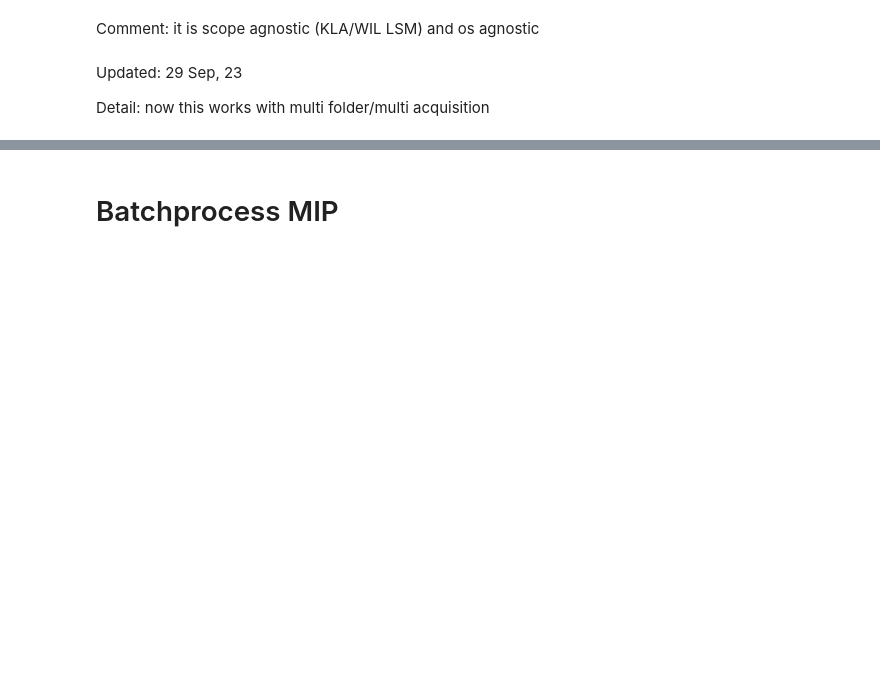
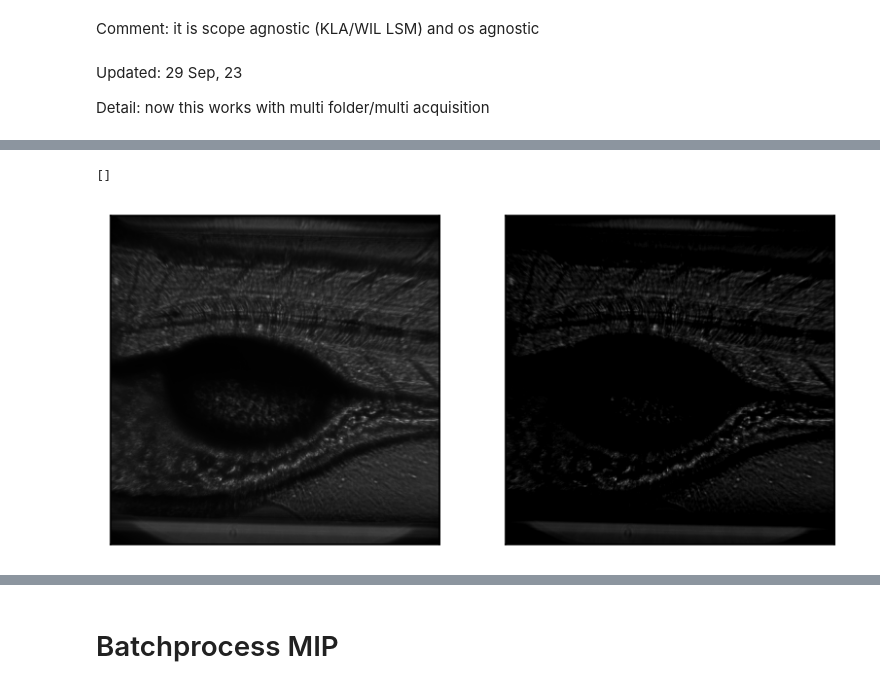
Before and after one commit to pamitabh/batch-processing, a Jupyter notebook: archive/visualize LSM img stacks in 2D.ipynb, the cells around one changed output, grey strips where cells are left out. Cells and saved outputs as stored; diff of their text form; code cells hidden in the pictures; blank space fills up the shorter version.

```diff
--- a/archive/visualize LSM img stacks in 2D.ipynb
+++ b/archive/visualize LSM img stacks in 2D.ipynb
@@ -28,0 +60,11 @@ import re
+# %%
+fig, ax = plt.subplots(1, 2, dpi=150)
+ax[0].imshow(img, cmap='gray')
+ax[0].set_xticks([])
+ax[0].set_yticks([])
+ax[1].imshow(img_bg_sub, cmap='gray')
+ax[1].set_xticks([])
+ax[1].set_yticks([])
+# %% [output]
+[]
+[figure, added]
```
Also changed, not shown: parts of 11 cells of this notebook, 1 other file.
